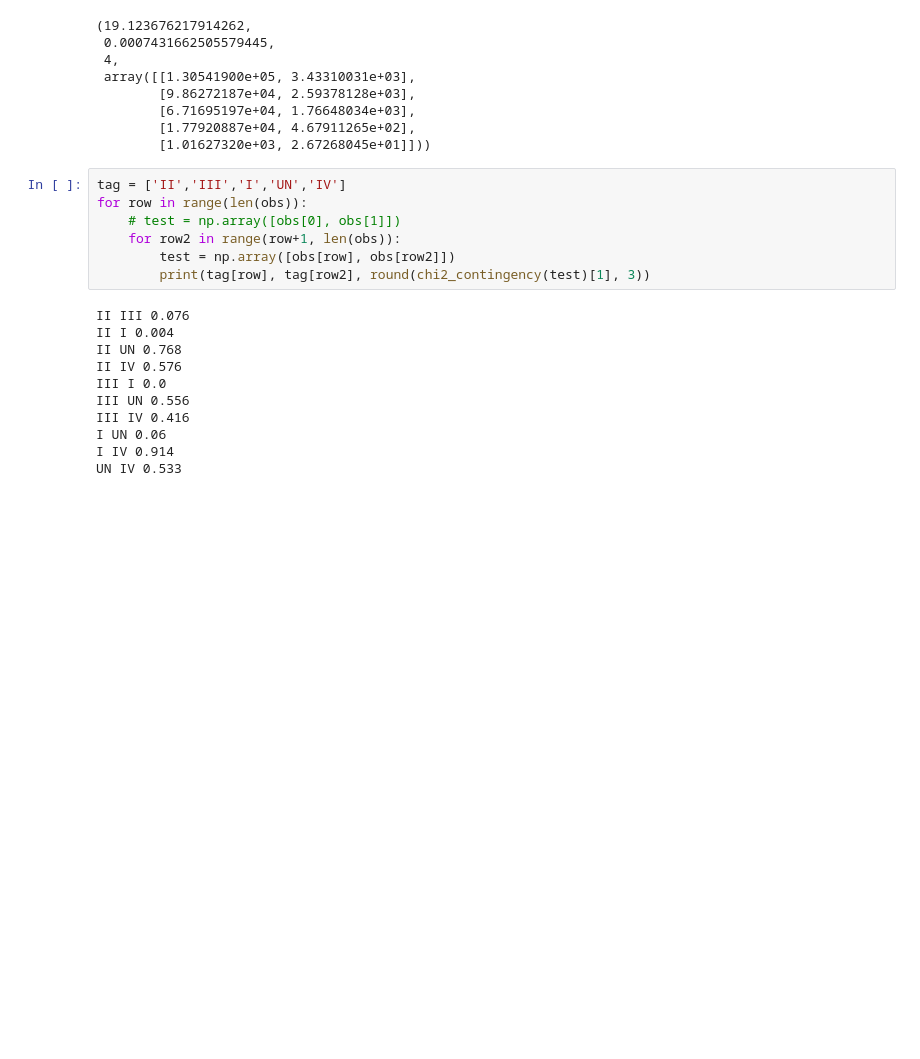
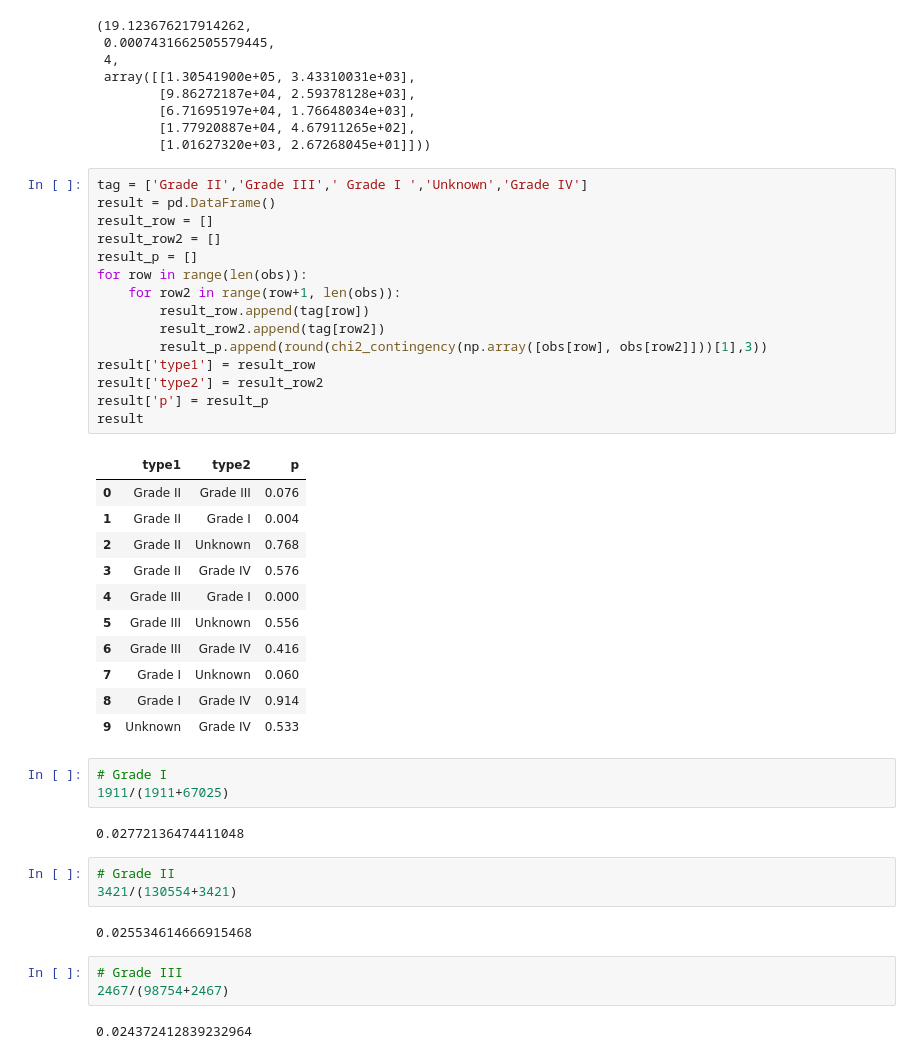
Before and after one commit to dearfad/mmhelper, a Jupyter notebook: project/qx/qx2.ipynb, the cells around one changed output. Saved outputs shown, nothing was run; the diff lists cells and outputs as text; blank space fills up the shorter version.

```diff
--- a/project/qx/qx2.ipynb
+++ b/project/qx/qx2.ipynb
@@ -224,20 +224,44 @@ chi2_contingency(obs)
         [1.77920887e+04, 4.67911265e+02],
         [1.01627320e+03, 2.67268045e+01]]))
 # %%
-tag = ['II','III','I','UN','IV']
+tag = ['Grade II','Grade III',' Grade I ','Unknown','Grade IV']
+result = pd.DataFrame()
+result_row = []
+result_row2 = []
+result_p = []
 for row in range(len(obs)):
-    # test = np.array([obs[0], obs[1]])
     for row2 in range(row+1, len(obs)):
-        test = np.array([obs[row], obs[row2]])
-        print(tag[row], tag[row2], round(chi2_contingency(test)[1], 3))
+        result_row.append(tag[row])
+        result_row2.append(tag[row2])
+        result_p.append(round(chi2_contingency(np.array([obs[row], obs[row2]]))[1],3))
+result['type1'] = result_row
+result['type2'] = result_row2
+result['p'] = result_p
+result
 # %% [output]
-II III 0.076
-II I 0.004
-II UN 0.768
-II IV 0.576
-III I 0.0
-III UN 0.556
-III IV 0.416
-I UN 0.06
-I IV 0.914
-UN IV 0.533
+|  | type1 | type2 | p |
+| 0 | Grade II | Grade III | 0.076 |
+| 1 | Grade II | Grade I | 0.004 |
+| 2 | Grade II | Unknown | 0.768 |
+| 3 | Grade II | Grade IV | 0.576 |
+| 4 | Grade III | Grade I | 0.000 |
+| 5 | Grade III | Unknown | 0.556 |
+| 6 | Grade III | Grade IV | 0.416 |
+| 7 | Grade I | Unknown | 0.060 |
+| 8 | Grade I | Grade IV | 0.914 |
+| 9 | Unknown | Grade IV | 0.533 |
+# %%
+# Grade I
+1911/(1911+67025)
+# %% [output]
+0.02772136474411048
+# %%
+# Grade II
+3421/(130554+3421)
+# %% [output]
+0.025534614666915468
+# %%
+# Grade III
+2467/(98754+2467)
+# %% [output]
+0.024372412839232964
```
Also changed, not shown: parts of 1 cell of this notebook, 1 other file.
